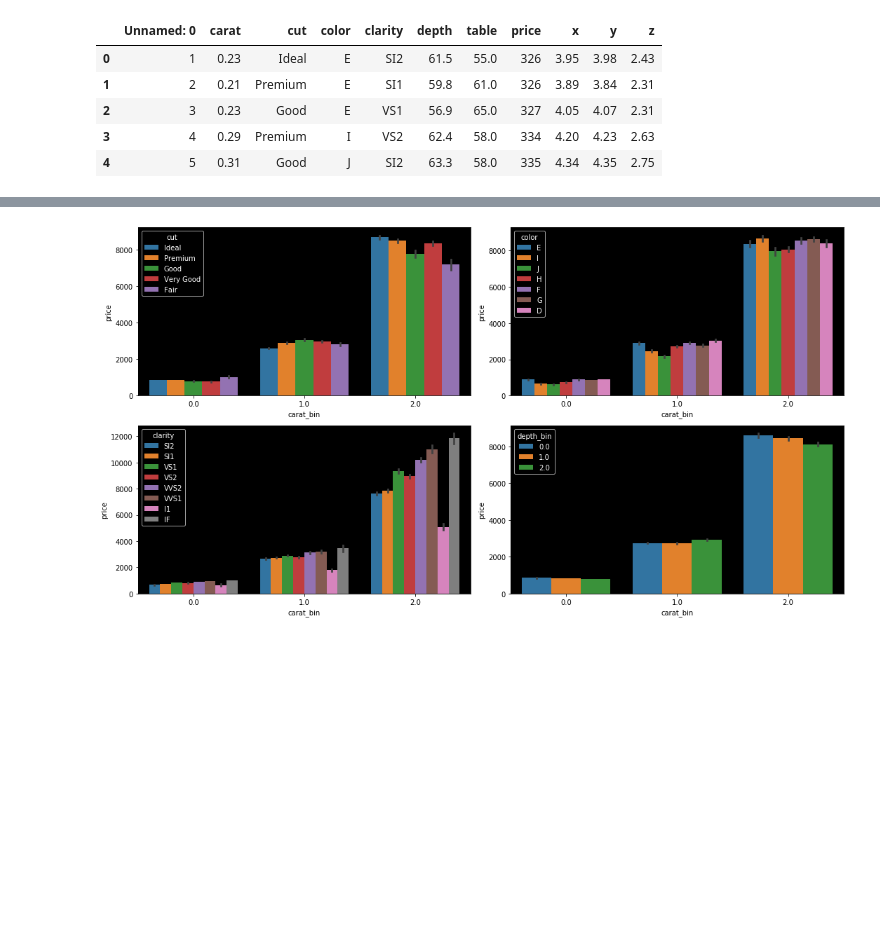
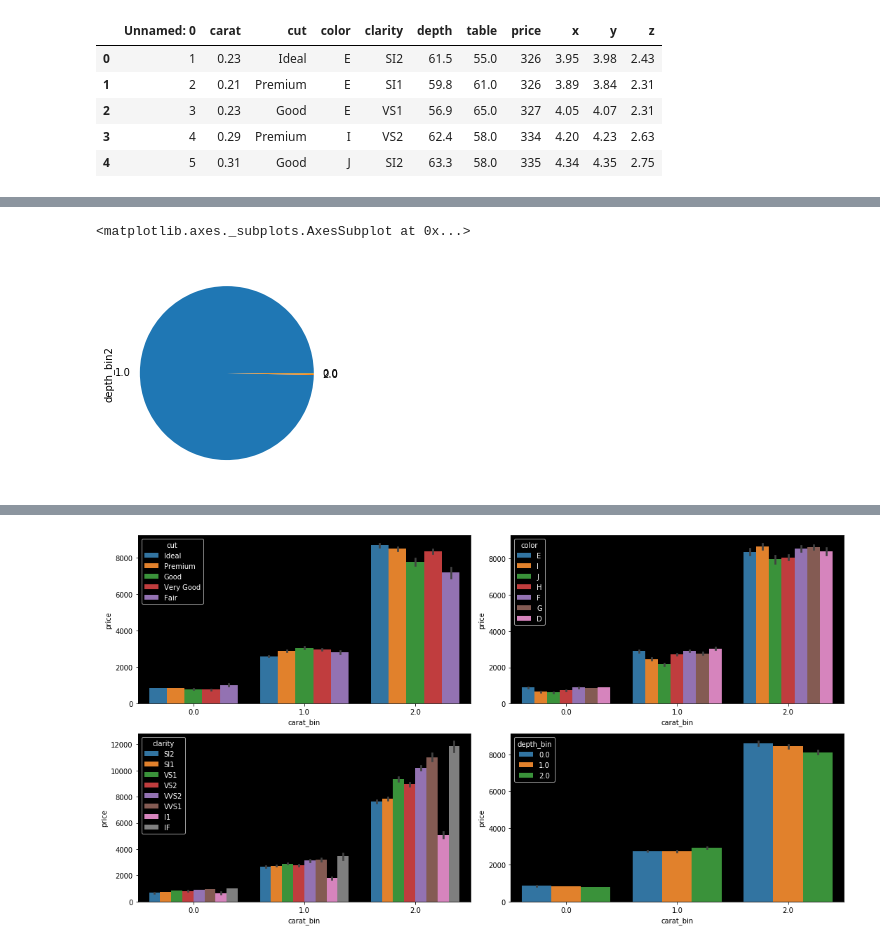
Before and after one commit to ArielJosephCohen/diamonds, a Jupyter notebook: EDA.ipynb, the cells around one changed output, grey strips where cells are left out. Cells and saved outputs as stored; diff of their text form; code cells hidden in the pictures; blank space fills up the shorter version.

```diff
--- a/EDA.ipynb
+++ b/EDA.ipynb
@@ -74,0 +87,5 @@ memory usage: 7.0+ MB
+# %%
+df.depth_bin2.value_counts().plot(kind='pie')
+# %% [output]
+<matplotlib.axes._subplots.AxesSubplot at 0x...>
+[figure, added]
```
Also changed, not shown: parts of 21 cells of this notebook, 1 other file.
